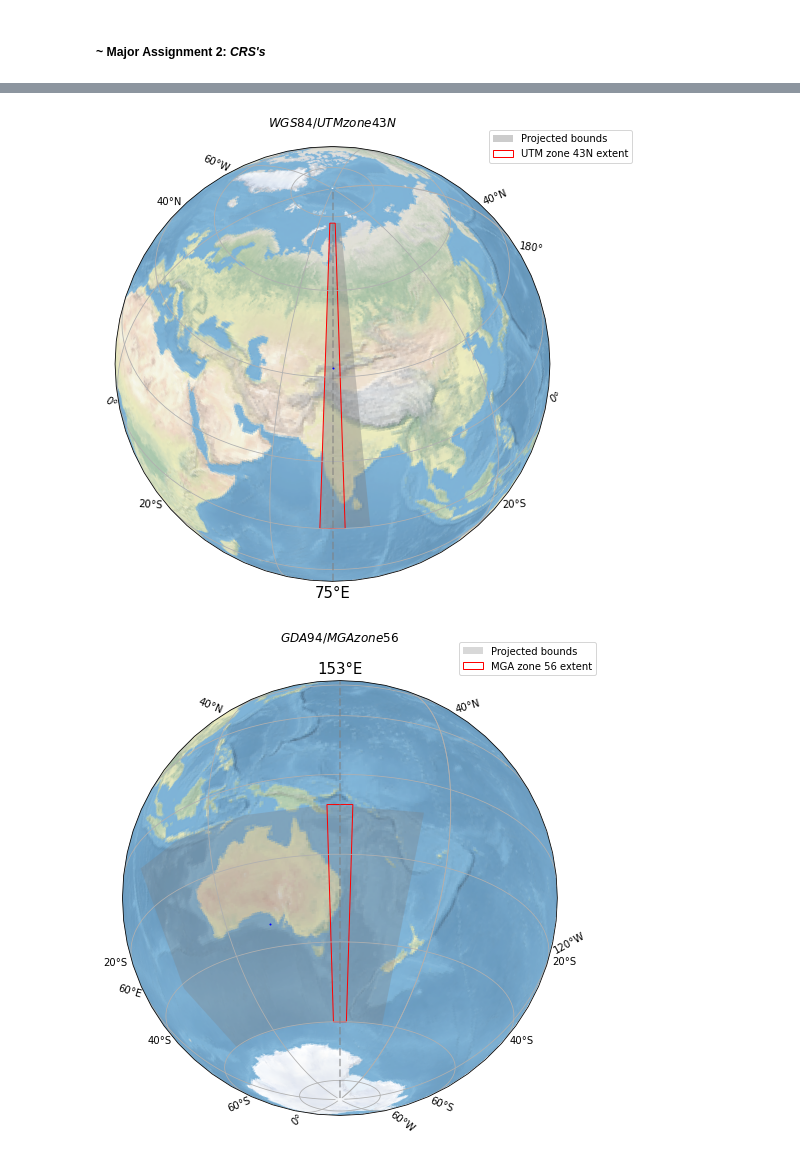
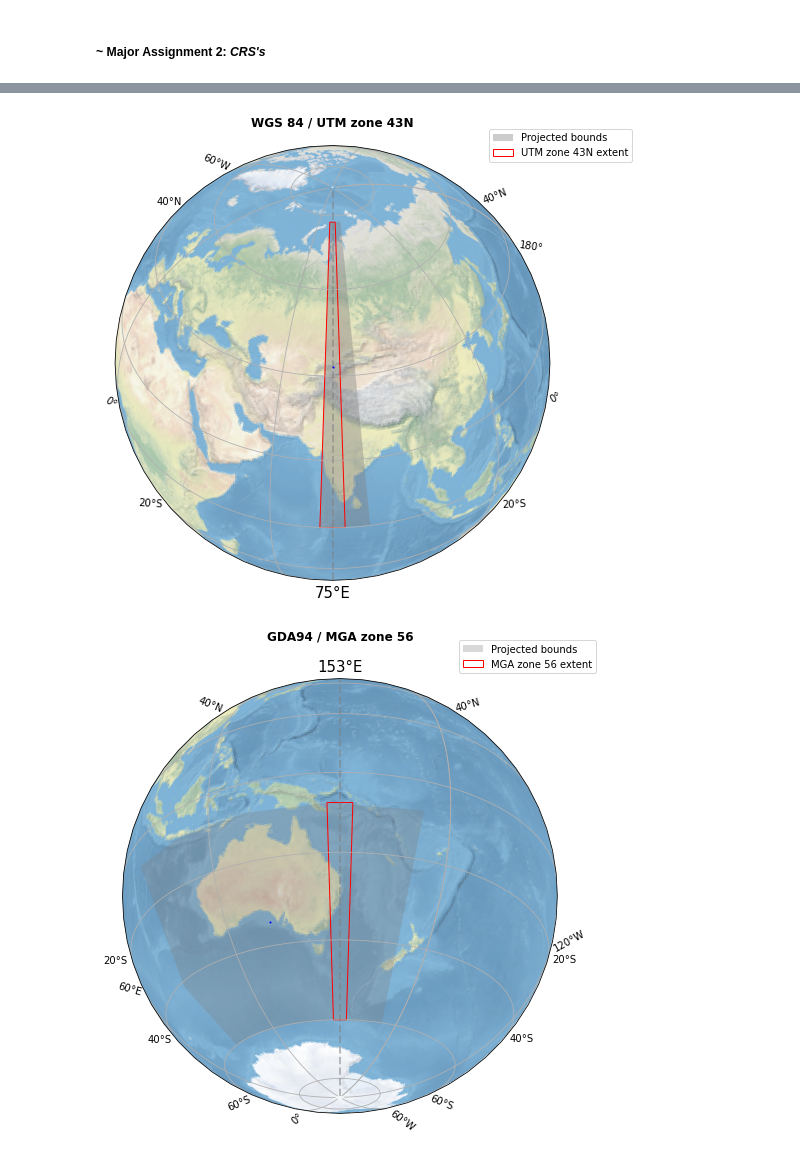
Before and after one commit to AdrianKriger/mpj261s_MapProjections2, a Jupyter notebook: MA02.ipynb, the cells around one changed output, grey strips where cells are left out. Cells and saved outputs as stored; diff of their text form; code cells hidden in the pictures.

```diff
--- a/MA02.ipynb
+++ b/MA02.ipynb
@@ -151,7 +152,7 @@ plt.show()
 fig = plt.figure(figsize=(8, 8))
 ax = plt.axes(projection=ccrs.NearsidePerspective(central_longitude=75.0,
                                                  central_latitude=43.0))
-plt.title('$\it{WGS 84 / UTM zone 43N}$', fontweight="bold", pad=20)
+plt.title('WGS 84 / UTM zone 43N', fontweight="bold", pad=20)
 ax.stock_img()
 ax.gridlines(draw_labels=True)
 
@@ -204,39 +205,39 @@ poly_corners3[:,1] = lat_corners3
 # unhash #ax.add_patch(poly3) and execute to see
 poly3 = mpatches.Polygon(poly_corners3, closed=True, ec='b',
                          facecolor='white', alpha=0.2, hatch='xxxx',
                          fill=False, lw=1, #fc="grey",
                          #alpha=1,
                          #transform=ccrs.epsg(32643))
                          transform=ccrs.Geodetic(),
                          label = 'Open Series Map sheet E-43 extent')
 #ax.add_patch(poly3)
 
 gl = ax.gridlines(crs=ccrs.PlateCarree(), draw_labels=True,
                   linewidth=2, color='gray', alpha=0.5, linestyle='--')
 gl.xlabels = True
 gl.ylabels = False
 #gl.left_labels = True
 gl.ylines = True
 gl.ylocator = mticker.FixedLocator([])#16, 20])
 gl.xlocator = mticker.FixedLocator([75])
 #gl.ylocator = LatitudeLocator()
 gl.xformatter = LongitudeFormatter()
 gl.yformatter = LatitudeFormatter()
 gl.xlabel_style = {'size':15, 'color': 'black'}
 gl.ylabel_style = {'weight':'bold', 'color': 'grey'}
 
 #add legend
 ax.legend(bbox_to_anchor=(1.2, 1.05), loc='upper right')
 #save
 plt.savefig('./img/UTMzone43N.png')
 plt.show()
 # %% [output]
-[figure, old version]
+[figure, new version]
 # %%
 fig = plt.figure(figsize=(8, 8))
 ax = plt.axes(projection=ccrs.NearsidePerspective(central_longitude=153.0,
                                                  central_latitude=-30.0))
-plt.title('$\it{GDA94 / MGA zone 56}$', fontweight="bold", pad=20)
+plt.title('GDA94 / MGA zone 56', fontweight="bold", pad=20)
 ax.stock_img()
 ax.gridlines(draw_labels=True)
 
@@ -297,7 +298,7 @@ ax.legend(bbox_to_anchor=(1.1, 1.1), loc='upper right')
 plt.savefig('./img/MGAzone56.png')
 plt.show()
 # %% [output]
-[figure, old version]
+[figure, new version]
 # %%
 fig = plt.figure(figsize=(8, 8))
 
```
Also changed, not shown: parts of 3 cells of this notebook.
